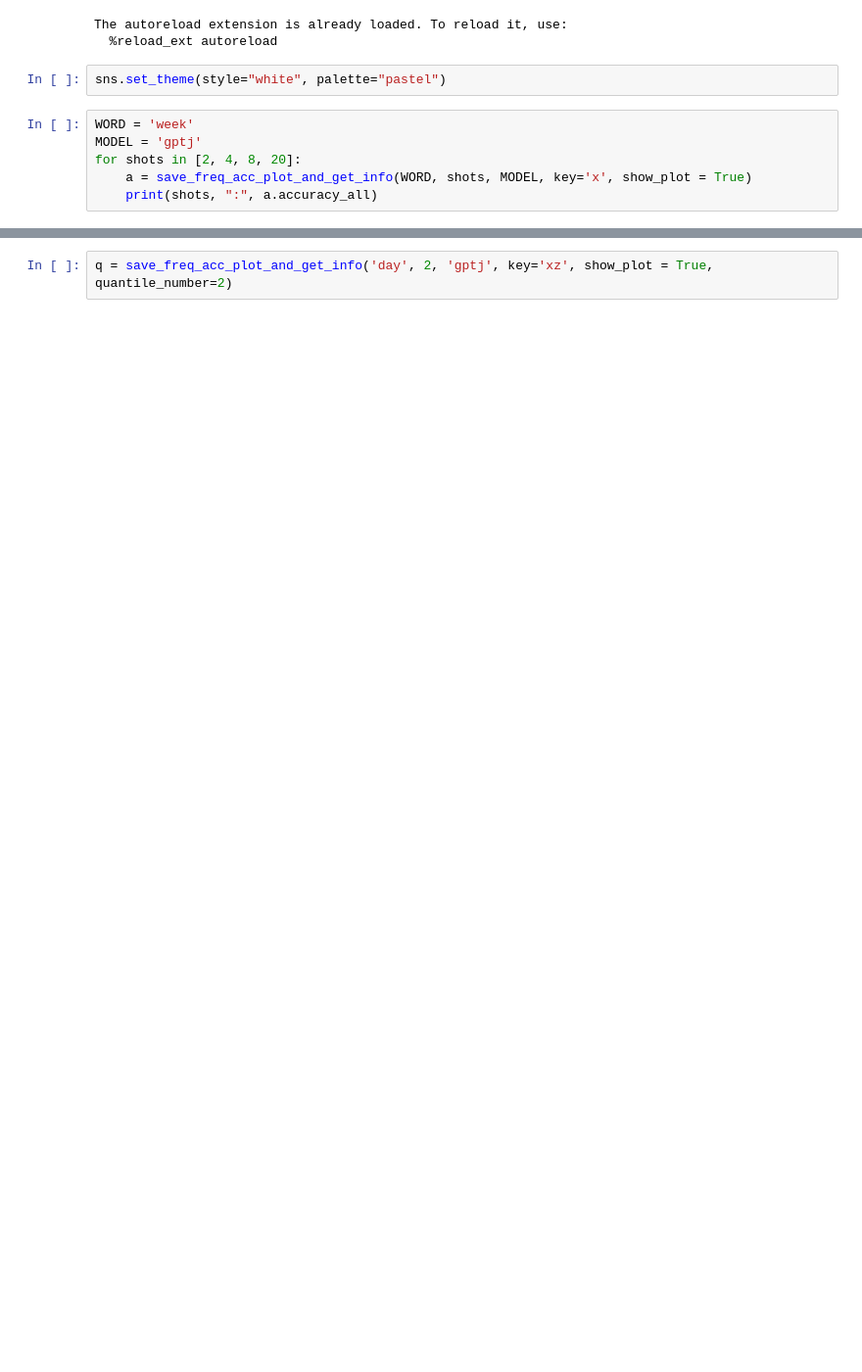
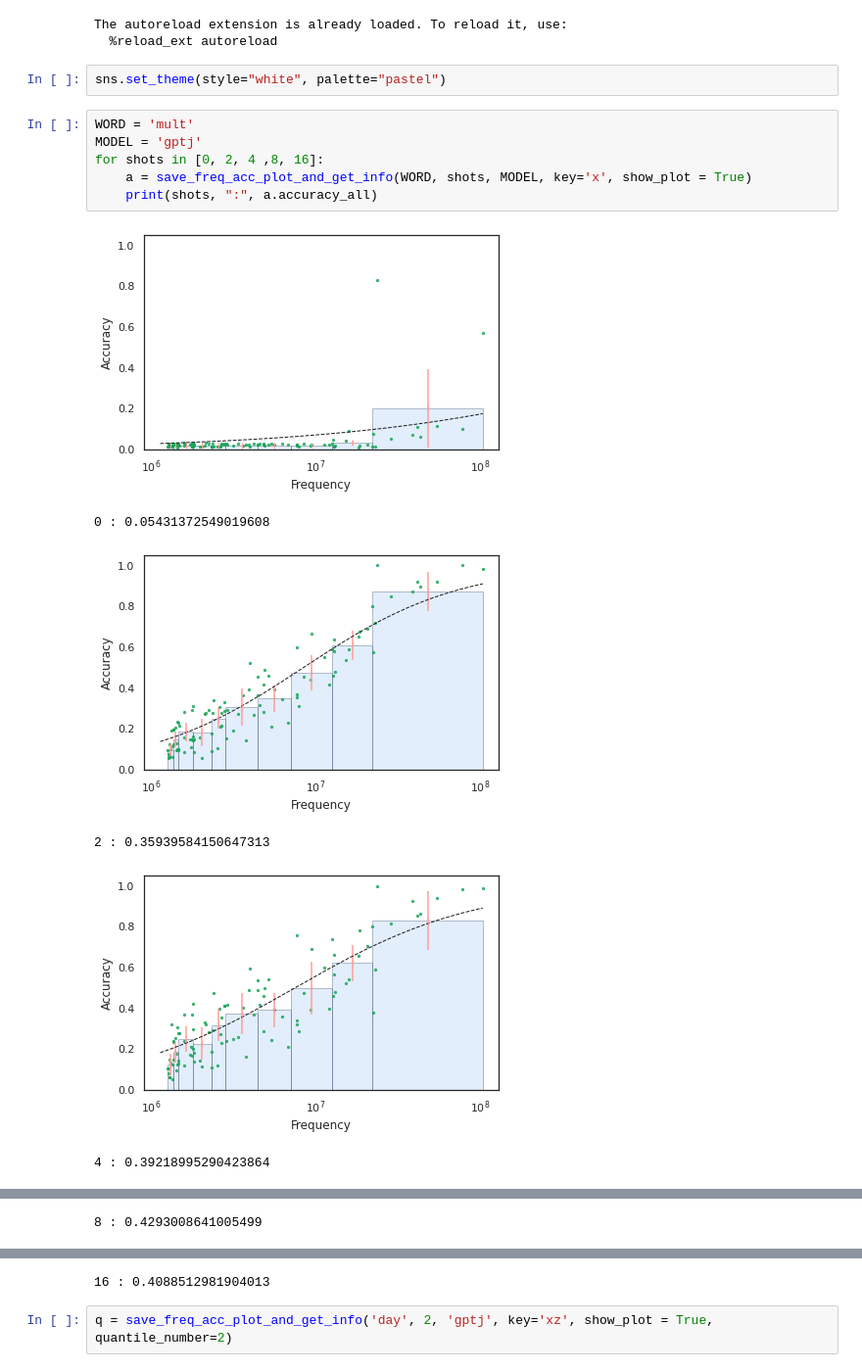
Before and after one commit to yasamanrazeghi7/TermFrequency, a Jupyter notebook: GPTAnalyzer/AggregateResults/clean_plots.ipynb, the cells around one changed output, grey strips where cells are left out. Shown at 98% size. Saved outputs shown, nothing was run; the diff lists cells and outputs as text; blank space fills up the shorter version.

```diff
--- a/GPTAnalyzer/AggregateResults/clean_plots.ipynb
+++ b/GPTAnalyzer/AggregateResults/clean_plots.ipynb
@@ -20,8 +20,15 @@ The autoreload extension is already loaded. To reload it, use:
 # %%
 sns.set_theme(style="white", palette="pastel")
 # %%
-WORD = 'week'
+WORD = 'mult'
 MODEL = 'gptj'
-for shots in [2, 4, 8, 20]:
+for shots in [0, 2, 4 ,8, 16]:
     a = save_freq_acc_plot_and_get_info(WORD, shots, MODEL, key='x', show_plot = True)
     print(shots, ":", a.accuracy_all)
+# %% [output]
+[figure, added]
+0 : 0.05431372549019608
+[figure, added]
+2 : 0.35939584150647313
+[figure, added]
+4 : 0.39218995290423864
@@ -27,0 +36 @@ for shots in [2, 4, 8, 20]:
+8 : 0.4293008641005499
@@ -28,3 +38,4 @@ for shots in [2, 4, 8, 20]:
+16 : 0.4088512981904013
 # %%
 q = save_freq_acc_plot_and_get_info('day', 2, 'gptj', key='xz', show_plot = True, quantile_number=2)
 # %%
```
Also changed, not shown: parts of 9 cells of this notebook, 2 other files.
